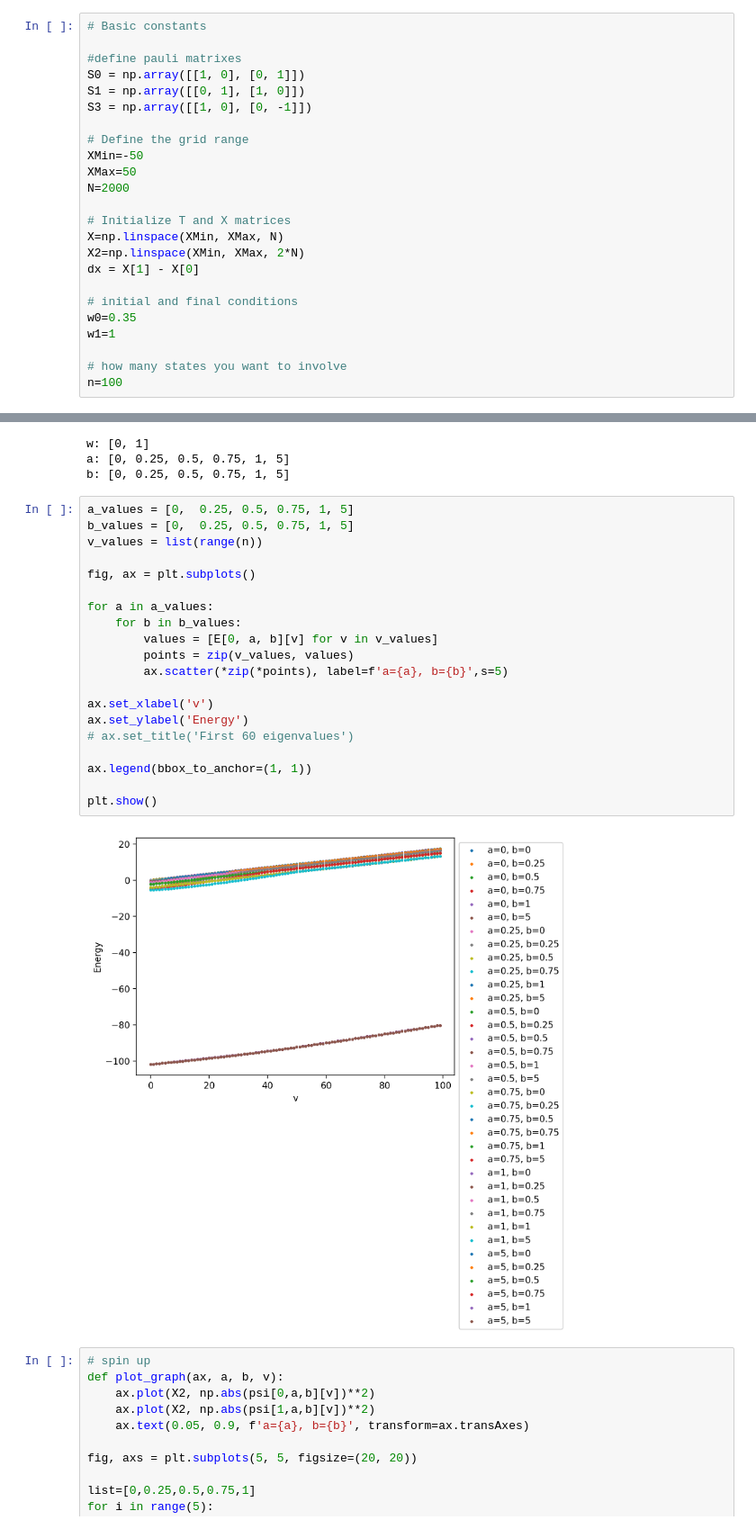
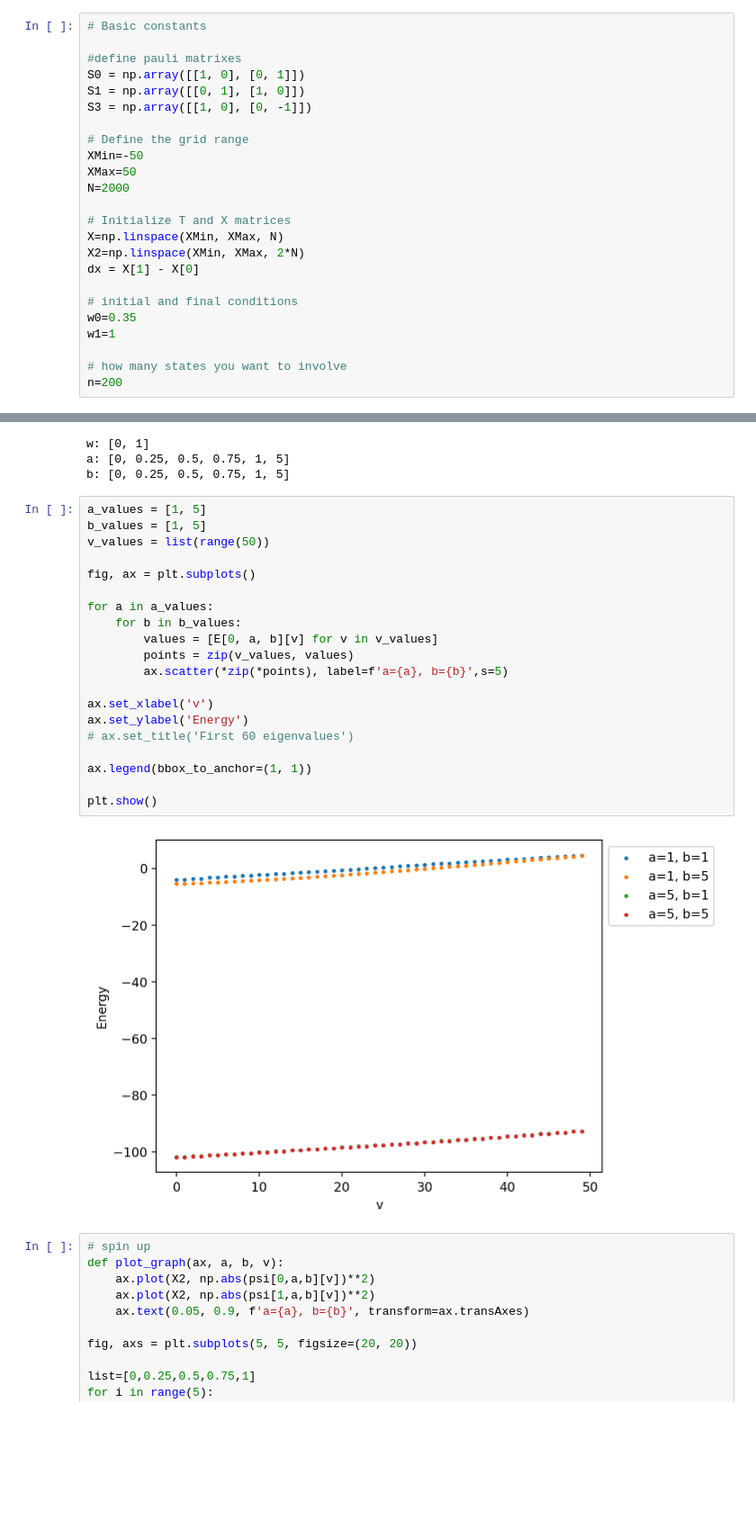
Before and after one commit to Shenlong-Yu/Divergence-in-the-Variance-of-Jarzynski-Estimator, a Jupyter notebook: Rabi/Eigen calculation_Rabi.ipynb, the cells around one changed output, grey strips where cells are left out. Shown at 90% size. Drawn from its saved outputs; the diff is of its cells as text; blank space fills up the shorter version.

```diff
--- a/Rabi/Eigen calculation_Rabi.ipynb
+++ b/Rabi/Eigen calculation_Rabi.ipynb
@@ -33,7 +33,7 @@ w0=0.35
 w1=1
 
 # how many states you want to involve
-n=100
+n=200
 # %% [markdown]
 ### Eigen matters
 # %% [markdown]
@@ -113,27 +113,27 @@ w: [0, 1]
 a: [0, 0.25, 0.5, 0.75, 1, 5]
 b: [0, 0.25, 0.5, 0.75, 1, 5]
 # %%
-a_values = [0,  0.25, 0.5, 0.75, 1, 5]
-b_values = [0,  0.25, 0.5, 0.75, 1, 5]
-v_values = list(range(n))
+a_values = [1, 5]
+b_values = [1, 5]
+v_values = list(range(50))
 
 fig, ax = plt.subplots()
 
 for a in a_values:
     for b in b_values:
         values = [E[0, a, b][v] for v in v_values]
         points = zip(v_values, values)
         ax.scatter(*zip(*points), label=f'a={a}, b={b}',s=5)
 
 ax.set_xlabel('v')
 ax.set_ylabel('Energy')
 # ax.set_title('First 60 eigenvalues')
 
 ax.legend(bbox_to_anchor=(1, 1))
 
 plt.show()
 # %% [output]
-[figure, old version]
+[figure, new version]
 # %%
 # spin up
 def plot_graph(ax, a, b, v):
```
Also changed, not shown: parts of 1 cell of this notebook, 5 other files.
